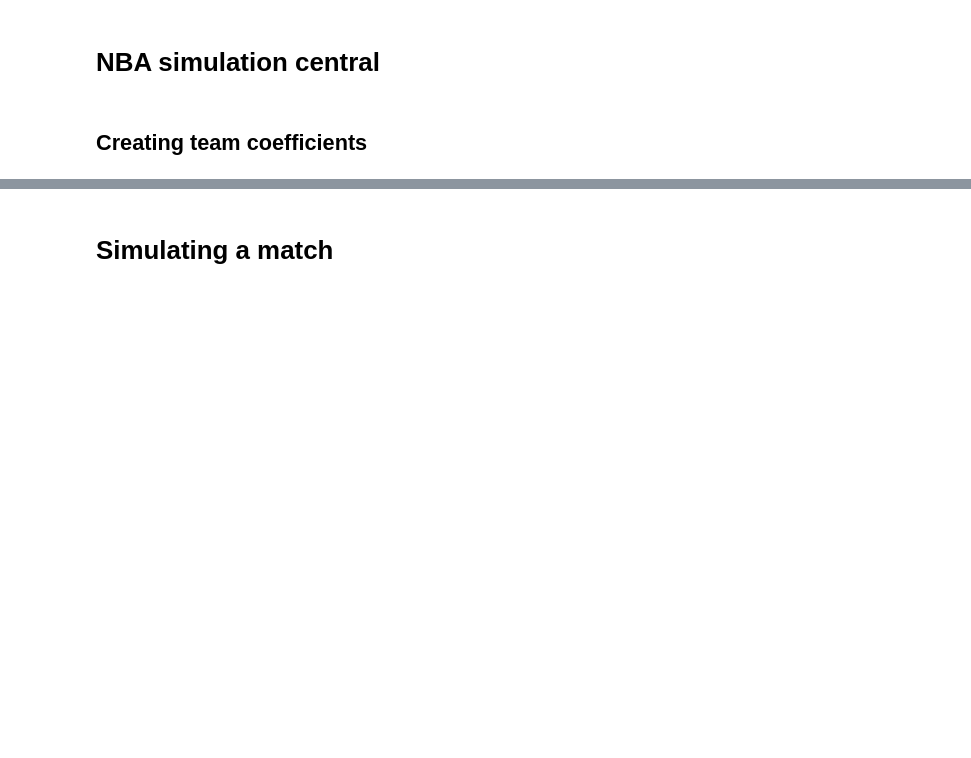
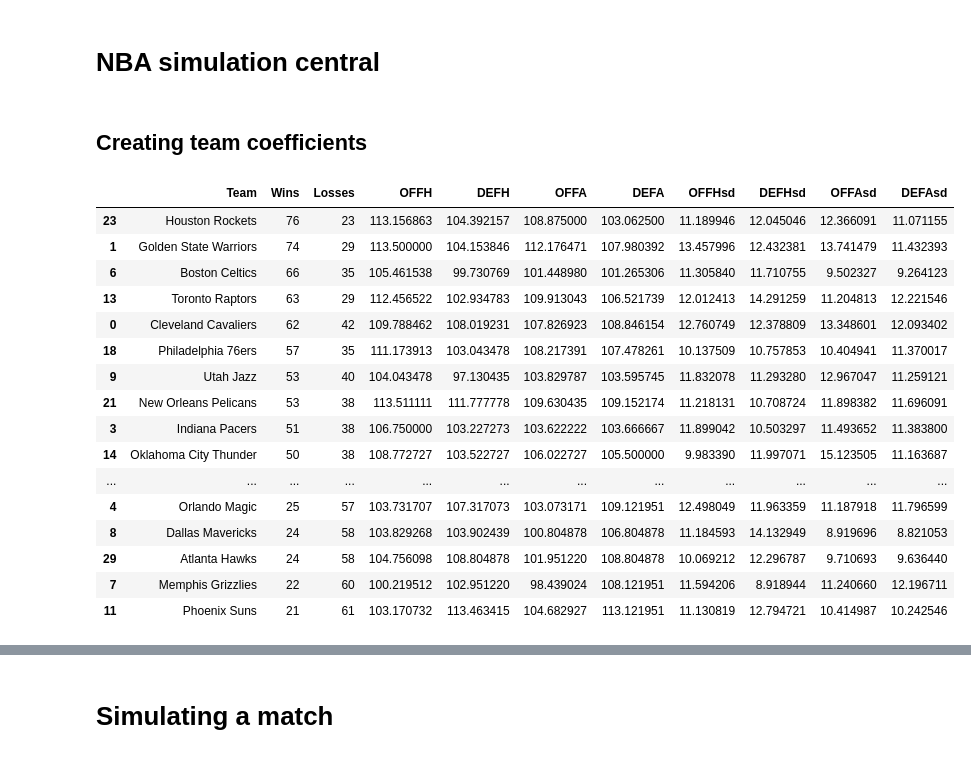
Before and after one commit to hmantovani/hmantovani, a Jupyter notebook: poisson/basketball/Simulation.ipynb, the cells around one changed output, grey strips where cells are left out. Cells and saved outputs as stored; diff of their text form; code cells hidden in the pictures; blank space fills up the shorter version.

```diff
--- a/poisson/basketball/Simulation.ipynb
+++ b/poisson/basketball/Simulation.ipynb
@@ -13,6 +24,8 @@ teams_abb = teams_abb[['team', 'abbreviation']]
 # %% [markdown]
 ## Creating team coefficients
 # %%
+decimal_places = 2
+
 # Create an empty dictionary to store team statistics
 teams_dict = {
     'Team': [],
@@ -37,37 +50,49 @@ for team in nba['HomeTeam'].unique():
     home_offense_mean = team_home['HomePTS'].mean()
     home_defense_mean = team_home['AwayPTS'].mean()
     away_offense_mean = team_away['AwayPTS'].mean()
     away_defense_mean = team_away['HomePTS'].mean()
 
     home_offense_std = team_home['HomePTS'].std()
     home_defense_std = team_home['AwayPTS'].std()
     away_offense_std = team_away['AwayPTS'].std()
     away_defense_std = team_away['HomePTS'].std()
 
     # Calculate Wins and Losses
     wins = len(nba[(nba['HomeTeam'] == team) & (nba['HomePTS'] > nba['AwayPTS'])]) + len(nba[(nba['AwayTeam'] == team) & (nba['AwayPTS'] > nba['HomePTS'])])
     losses = len(nba[(nba['HomeTeam'] == team) & (nba['HomePTS'] < nba['AwayPTS'])]) + len(nba[(nba['AwayTeam'] == team) & (nba['AwayPTS'] < nba['HomePTS'])])
 
     # Append calculated values to the dictionary
     teams_dict['Team'].append(team)
     teams_dict['Wins'].append(wins)
     teams_dict['Losses'].append(losses)
     teams_dict['OFFH'].append(home_offense_mean)
     teams_dict['DEFH'].append(home_defense_mean)
     teams_dict['OFFA'].append(away_offense_mean)
     teams_dict['DEFA'].append(away_defense_mean)
     teams_dict['OFFHsd'].append(home_offense_std)
     teams_dict['DEFHsd'].append(home_defense_std)
     teams_dict['OFFAsd'].append(away_offense_std)
     teams_dict['DEFAsd'].append(away_defense_std)
 
 # Create a dataframe from the dictionary
 teams = pd.DataFrame(teams_dict).sort_values(by='Wins', ascending=False)
 
-merged_df = pd.merge(teams, teams_abb, left_on='Team', right_on='abbreviation', how='left')
-merged_df['Team'] = merged_df['team']
-
-merged_df.drop('team', axis=1, inplace=True)
-merged_df.drop('abbreviation', axis=1, inplace=True)
-
-teams = merged_df
+teams
+# %% [output]
+|  | Team | Wins | Losses | OFFH | DEFH | OFFA | DEFA | OFFHsd | DEFHsd | OFFAsd | DEFAsd |
+| 23 | Houston Rockets | 76 | 23 | 113.156863 | 104.392157 | 108.875000 | 103.062500 | 11.189946 | 12.045046 | 12.366091 | 11.071155 |
+| 1 | Golden State Warriors | 74 | 29 | 113.500000 | 104.153846 | 112.176471 | 107.980392 | 13.457996 | 12.432381 | 13.741479 | 11.432393 |
+| 6 | Boston Celtics | 66 | 35 | 105.461538 | 99.730769 | 101.448980 | 101.265306 | 11.305840 | 11.710755 | 9.502327 | 9.264123 |
+| 13 | Toronto Raptors | 63 | 29 | 112.456522 | 102.934783 | 109.913043 | 106.521739 | 12.012413 | 14.291259 | 11.204813 | 12.221546 |
+| 0 | Cleveland Cavaliers | 62 | 42 | 109.788462 | 108.019231 | 107.826923 | 108.846154 | 12.760749 | 12.378809 | 13.348601 | 12.093402 |
+| 18 | Philadelphia 76ers | 57 | 35 | 111.173913 | 103.043478 | 108.217391 | 107.478261 | 10.137509 | 10.757853 | 10.404941 | 11.370017 |
+| 9 | Utah Jazz | 53 | 40 | 104.043478 | 97.130435 | 103.829787 | 103.595745 | 11.832078 | 11.293280 | 12.967047 | 11.259121 |
+| 21 | New Orleans Pelicans | 53 | 38 | 113.511111 | 111.777778 | 109.630435 | 109.152174 | 11.218131 | 10.708724 | 11.898382 | 11.696091 |
+| 3 | Indiana Pacers | 51 | 38 | 106.750000 | 103.227273 | 103.622222 | 103.666667 | 11.899042 | 10.503297 | 11.493652 | 11.383800 |
+| 14 | Oklahoma City Thunder | 50 | 38 | 108.772727 | 103.522727 | 106.022727 | 105.500000 | 9.983390 | 11.997071 | 15.123505 | 11.163687 |
+| ... | ... | ... | ... | ... | ... | ... | ... | ... | ... | ... | ... |
+| 4 | Orlando Magic | 25 | 57 | 103.731707 | 107.317073 | 103.073171 | 109.121951 | 12.498049 | 11.963359 | 11.187918 | 11.796599 |
+| 8 | Dallas Mavericks | 24 | 58 | 103.829268 | 103.902439 | 100.804878 | 106.804878 | 11.184593 | 14.132949 | 8.919696 | 8.821053 |
+| 29 | Atlanta Hawks | 24 | 58 | 104.756098 | 108.804878 | 101.951220 | 108.804878 | 10.069212 | 12.296787 | 9.710693 | 9.636440 |
+| 7 | Memphis Grizzlies | 22 | 60 | 100.219512 | 102.951220 | 98.439024 | 108.121951 | 11.594206 | 8.918944 | 11.240660 | 12.196711 |
+| 11 | Phoenix Suns | 21 | 61 | 103.170732 | 113.463415 | 104.682927 | 113.121951 | 11.130819 | 12.794721 | 10.414987 | 10.242546 |
```
Also changed, not shown: parts of 15 cells of this notebook.
